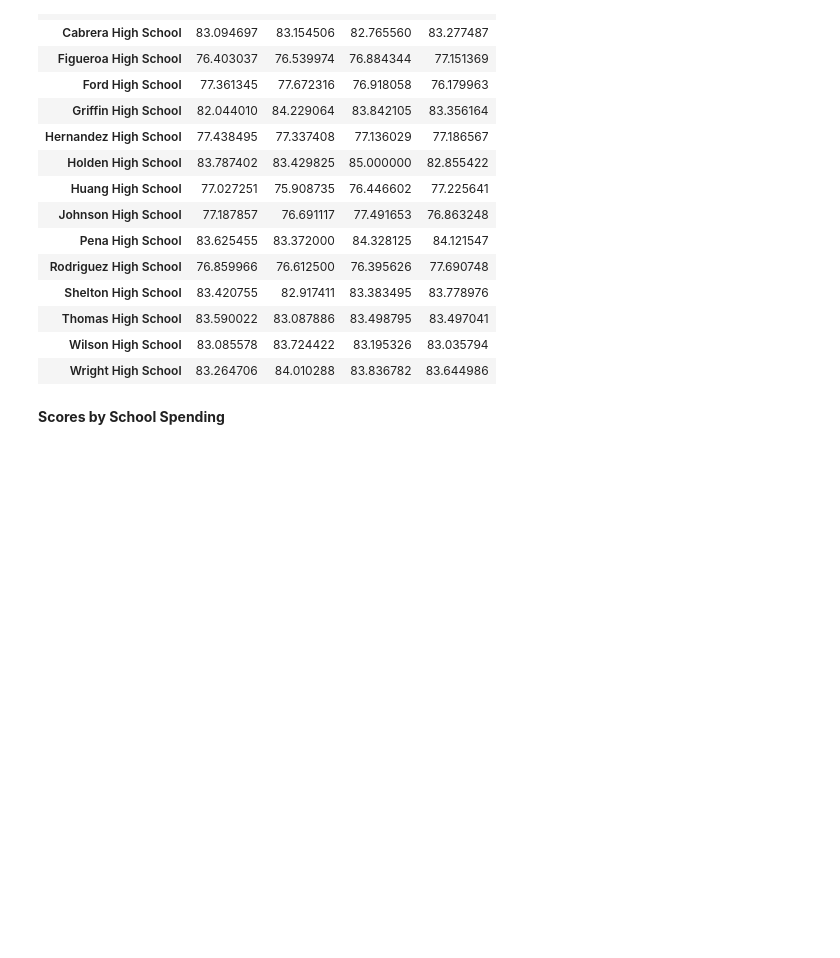
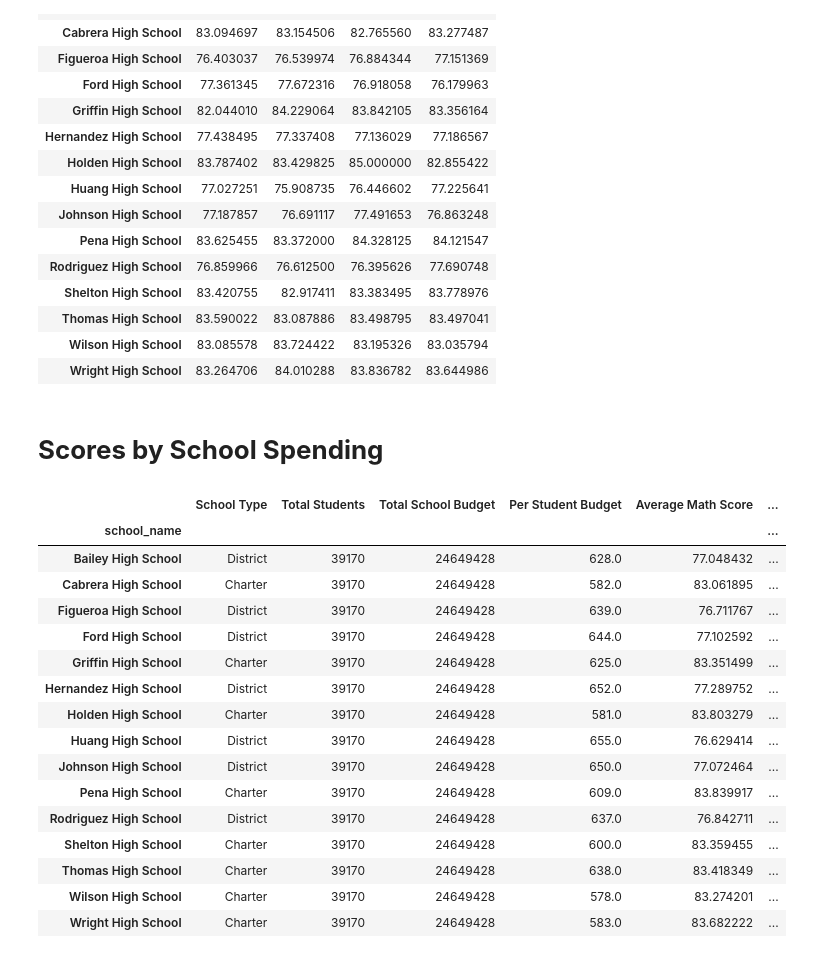
Before and after one commit to FawneeCakes/pandas-challenge, a Jupyter notebook: PyCitySchools_starter.ipynb, the cells around one changed output. Saved outputs shown, nothing was run; the diff lists cells and outputs as text; code cells hidden in the pictures; blank space fills up the shorter version.

```diff
--- a/PyCitySchools_starter.ipynb
+++ b/PyCitySchools_starter.ipynb
@@ -550,7 +542,7 @@ reading_scores_by_grade
 | Wilson High School | 83.085578 | 83.724422 | 83.195326 | 83.035794 |
 | Wright High School | 83.264706 | 84.010288 | 83.836782 | 83.644986 |
 # %% [markdown]
-**Scores by School Spending**
+# **Scores by School Spending**
 # %%
 # Establish the bins
 spending_bins = [0, 585, 630, 645, 680]
@@ -560,0 +568,20 @@ school_spending_df = per_school_summary.copy()
+# %%
+school_spending_df
+# %% [output]
+|  | School Type | Total Students | Total School Budget | Per Student Budget | Average Math Score | ... |
+| school_name |  |  |  |  |  | ... |
+| Bailey High School | District | 39170 | 24649428 | 628.0 | 77.048432 | ... |
+| Cabrera High School | Charter | 39170 | 24649428 | 582.0 | 83.061895 | ... |
+| Figueroa High School | District | 39170 | 24649428 | 639.0 | 76.711767 | ... |
+| Ford High School | District | 39170 | 24649428 | 644.0 | 77.102592 | ... |
+| Griffin High School | Charter | 39170 | 24649428 | 625.0 | 83.351499 | ... |
+| Hernandez High School | District | 39170 | 24649428 | 652.0 | 77.289752 | ... |
+| Holden High School | Charter | 39170 | 24649428 | 581.0 | 83.803279 | ... |
+| Huang High School | District | 39170 | 24649428 | 655.0 | 76.629414 | ... |
+| Johnson High School | District | 39170 | 24649428 | 650.0 | 77.072464 | ... |
+| Pena High School | Charter | 39170 | 24649428 | 609.0 | 83.839917 | ... |
+| Rodriguez High School | District | 39170 | 24649428 | 637.0 | 76.842711 | ... |
+| Shelton High School | Charter | 39170 | 24649428 | 600.0 | 83.359455 | ... |
+| Thomas High School | Charter | 39170 | 24649428 | 638.0 | 83.418349 | ... |
+| Wilson High School | Charter | 39170 | 24649428 | 578.0 | 83.274201 | ... |
+| Wright High School | Charter | 39170 | 24649428 | 583.0 | 83.682222 | ... |
```
Also changed, not shown: parts of 27 cells of this notebook.
